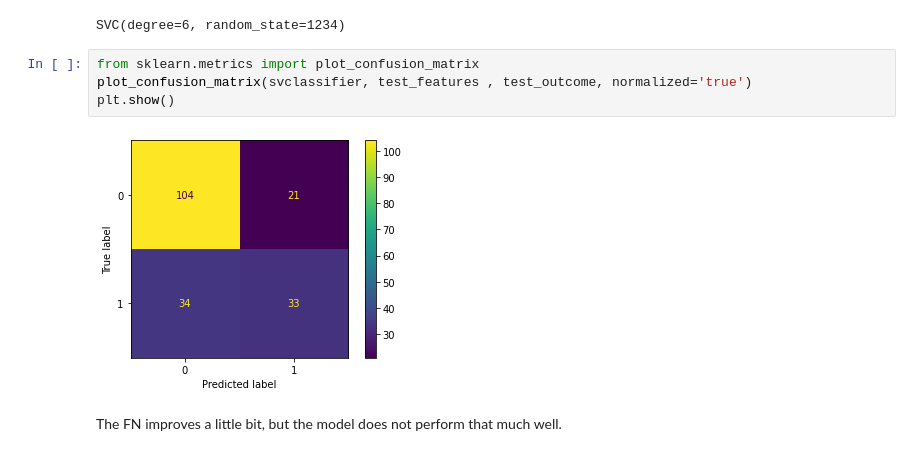
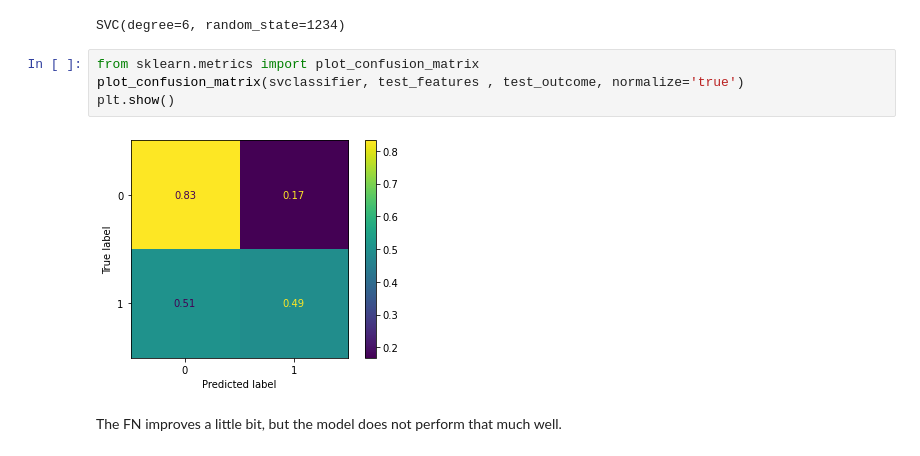
Before and after one commit to giovannidispoto/machine-and-deep-learning-playground, a Jupyter notebook: Diabetes.ipynb, the cells around one changed output. Saved outputs shown, nothing was run; the diff lists cells and outputs as text.

```diff
--- a/Diabetes.ipynb
+++ b/Diabetes.ipynb
@@ -248,10 +248,10 @@ svclassifier.fit(train_features,train_outcome)
 SVC(degree=6, random_state=1234)
 # %%
 from sklearn.metrics import plot_confusion_matrix
-plot_confusion_matrix(svclassifier, test_features , test_outcome, normalized='true')
+plot_confusion_matrix(svclassifier, test_features , test_outcome, normalize='true')
 plt.show()
 # %% [output]
-[figure, old version]
+[figure, new version]
 # %% [markdown]
 The FN improves a little bit, but the model does not perform that much well.
 # %% [markdown]
```
Also changed, not shown: parts of 3 cells of this notebook.
